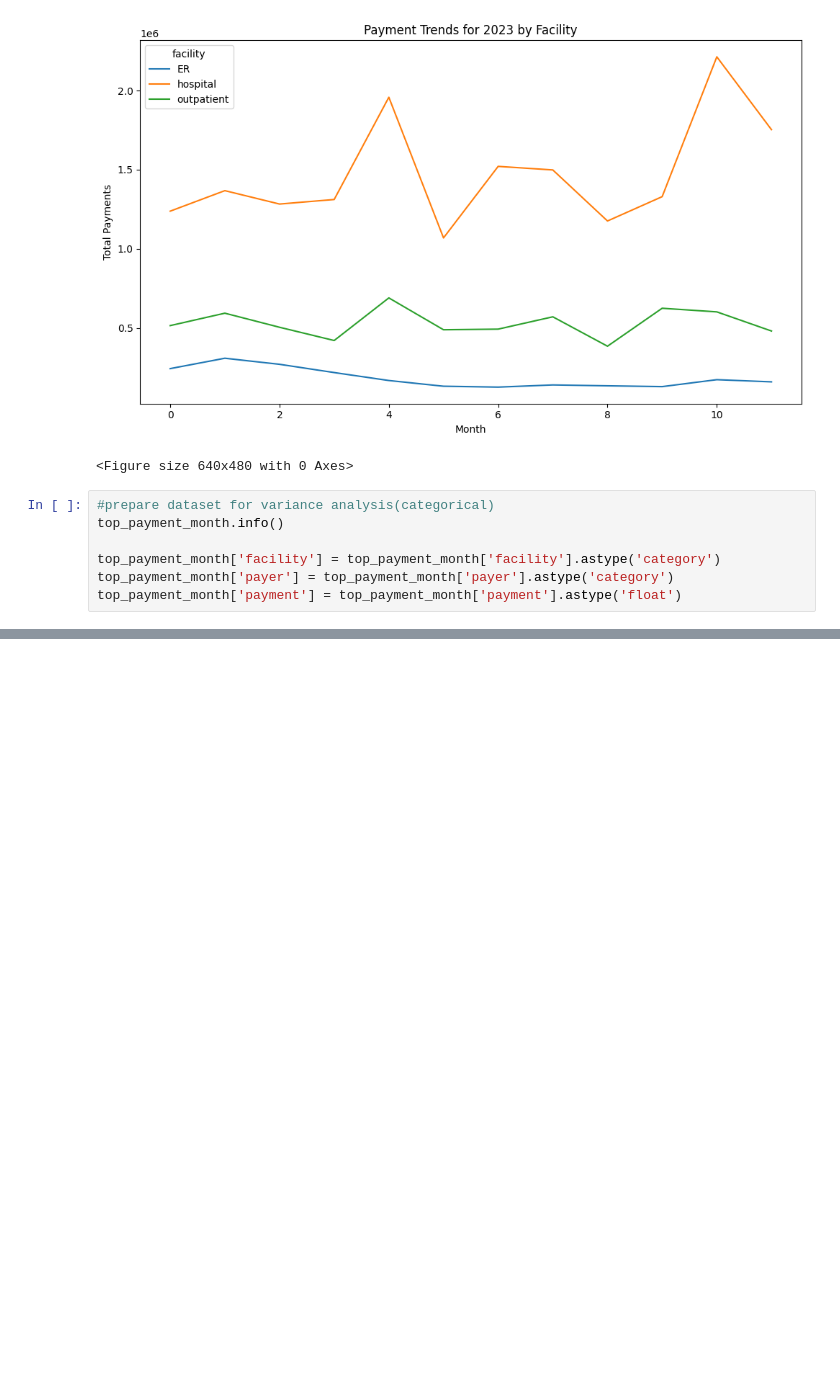
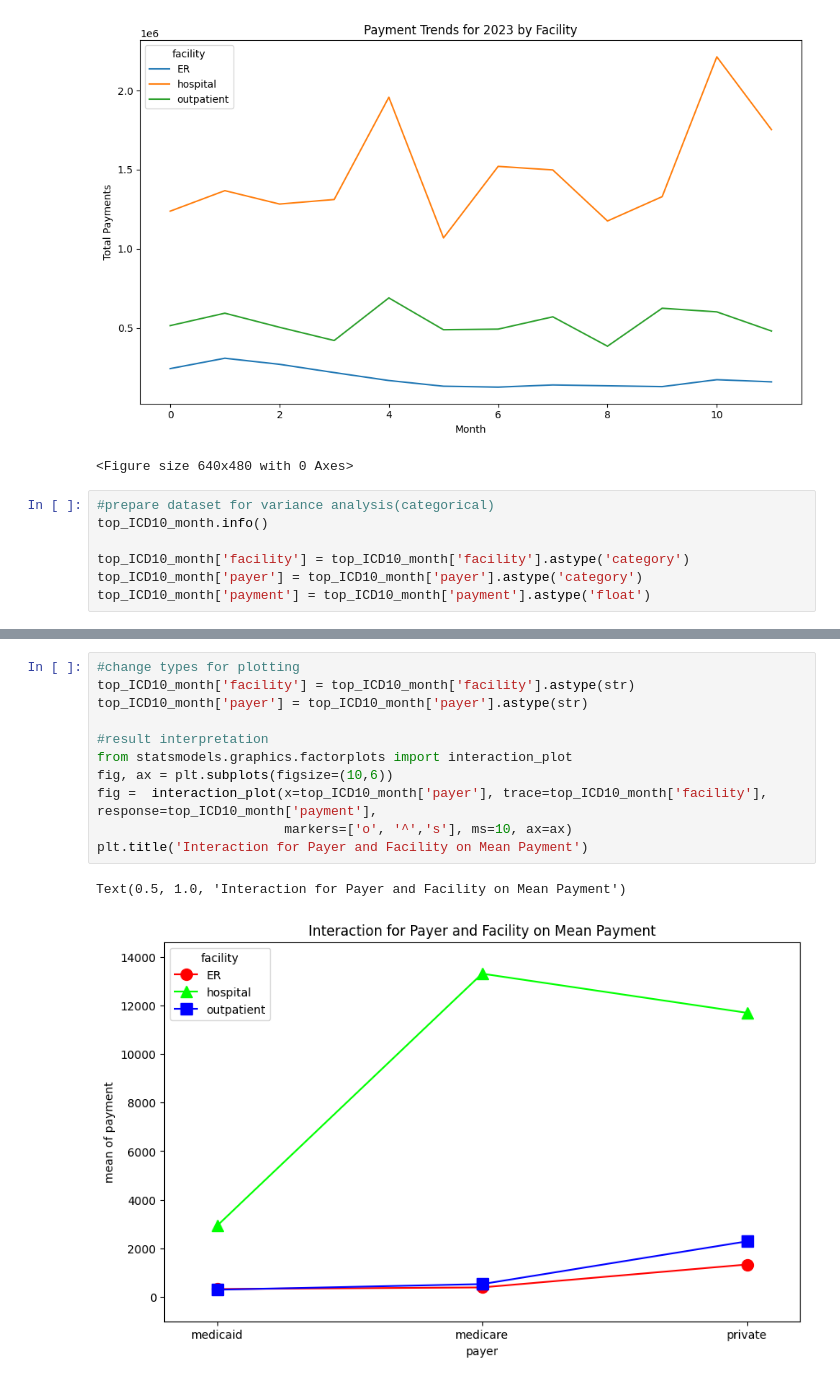
Before and after one commit to mha2112/Insurers, a Jupyter notebook: analysis.ipynb, the cells around one changed output, grey strips where cells are left out. Saved outputs shown, nothing was run; the diff lists cells and outputs as text; blank space fills up the shorter version.

```diff
--- a/analysis.ipynb
+++ b/analysis.ipynb
@@ -596,10 +599,10 @@ facility  month         ER    hospital  outpatient
 <Figure size 640x480 with 0 Axes>
 # %%
 #prepare dataset for variance analysis(categorical)
-top_payment_month.info()
+top_ICD10_month.info()
 
-top_payment_month['facility'] = top_payment_month['facility'].astype('category')
-top_payment_month['payer'] = top_payment_month['payer'].astype('category')
-top_payment_month['payment'] = top_payment_month['payment'].astype('float')
+top_ICD10_month['facility'] = top_ICD10_month['facility'].astype('category')
+top_ICD10_month['payer'] = top_ICD10_month['payer'].astype('category')
+top_ICD10_month['payment'] = top_ICD10_month['payment'].astype('float')
 # %% [output]
 <class 'pandas.core.frame.DataFrame'>
@@ -626,0 +656,14 @@ print(anova_table)
+# %%
+#change types for plotting
+top_ICD10_month['facility'] = top_ICD10_month['facility'].astype(str)
+top_ICD10_month['payer'] = top_ICD10_month['payer'].astype(str)
+
+#result interpretation
+from statsmodels.graphics.factorplots import interaction_plot
+fig, ax = plt.subplots(figsize=(10,6))
+fig =  interaction_plot(x=top_ICD10_month['payer'], trace=top_ICD10_month['facility'], response=top_ICD10_month['payment'],
+                        markers=['o', '^','s'], ms=10, ax=ax)
+plt.title('Interaction for Payer and Facility on Mean Payment')
+# %% [output]
+Text(0.5, 1.0, 'Interaction for Payer and Facility on Mean Payment')
+[figure, added]
```
Also changed, not shown: parts of 10 cells of this notebook.
